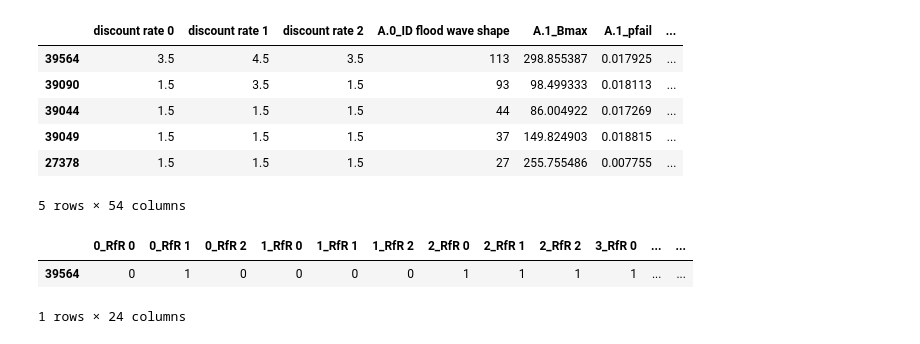
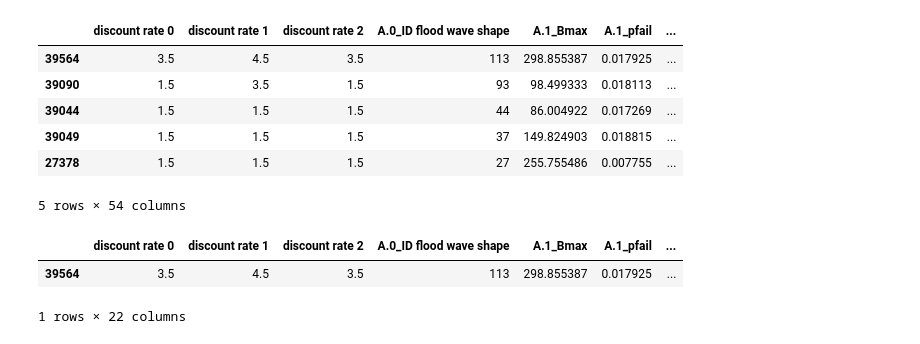
Before and after one commit to pherfkens/PROJECT_MBDM_GROUP1, a Jupyter notebook: final assignment/vulnerability_testing.ipynb, the cells around one changed output. Drawn from its saved outputs; the diff is of its cells as text; code cells hidden in the pictures.

```diff
--- a/final assignment/vulnerability_testing.ipynb
+++ b/final assignment/vulnerability_testing.ipynb
@@ -364,16 +364,15 @@ combined_df_new_sorted.head()
 | 39049 | 1.5 | 1.5 | 1.5 | 37 | 149.824903 | 0.018815 | ... |
 | 27378 | 1.5 | 1.5 | 1.5 | 27 | 255.755486 | 0.007755 | ... |
 5 rows × 54 columns
-# %%
-experiments[(experiments['scenario'] == 15749) & (experiments['policy'] == 3)][[
-    '0_RfR 0', '0_RfR 1', '0_RfR 2', '1_RfR 0',
-    '1_RfR 1', '1_RfR 2', '2_RfR 0', '2_RfR 1', '2_RfR 2', '3_RfR 0',
-    '3_RfR 1', '3_RfR 2', '4_RfR 0', '4_RfR 1', '4_RfR 2',
-    'EWS_DaysToThreat', 'A.1_DikeIncrease 0', 'A.1_DikeIncrease 1',
-    'A.1_DikeIncrease 2', 'A.2_DikeIncrease 0', 'A.2_DikeIncrease 1',
-    'A.2_DikeIncrease 2', 'scenario', 'policy'
-]]
-# %% [output]
-|  | 0_RfR 0 | 0_RfR 1 | 0_RfR 2 | 1_RfR 0 | 1_RfR 1 | 1_RfR 2 | 2_RfR 0 | 2_RfR 1 | 2_RfR 2 | 3_RfR 0 | ... | ... |
-| 39564 | 0 | 1 | 0 | 0 | 0 | 0 | 1 | 1 | 1 | 1 | ... | ... |
-1 rows × 24 columns
+# %%
+combined_df_new_sorted[(combined_df_new_sorted['scenario'] == 15749) & (combined_df_new_sorted['policy'] == 3)][[
+    'discount rate 0', 'discount rate 1', 'discount rate 2',
+    'A.0_ID flood wave shape', 'A.1_Bmax', 'A.1_pfail', 'A.1_Brate',
+    'A.2_Bmax', 'A.2_pfail', 'A.2_Brate', 'A.3_Bmax', 'A.3_pfail',
+    'A.3_Brate', 'A.4_Bmax', 'A.4_pfail', 'A.4_Brate', 'A.5_Bmax',
+    'A.5_pfail', 'A.5_Brate', 'policy', 'scenario', 'composite_ooi'
+]]
+# %% [output]
+|  | discount rate 0 | discount rate 1 | discount rate 2 | A.0_ID flood wave shape | A.1_Bmax | A.1_pfail | ... |
+| 39564 | 3.5 | 4.5 | 3.5 | 113 | 298.855387 | 0.017925 | ... |
+1 rows × 22 columns
```
Also changed, not shown: parts of 6 cells of this notebook.
